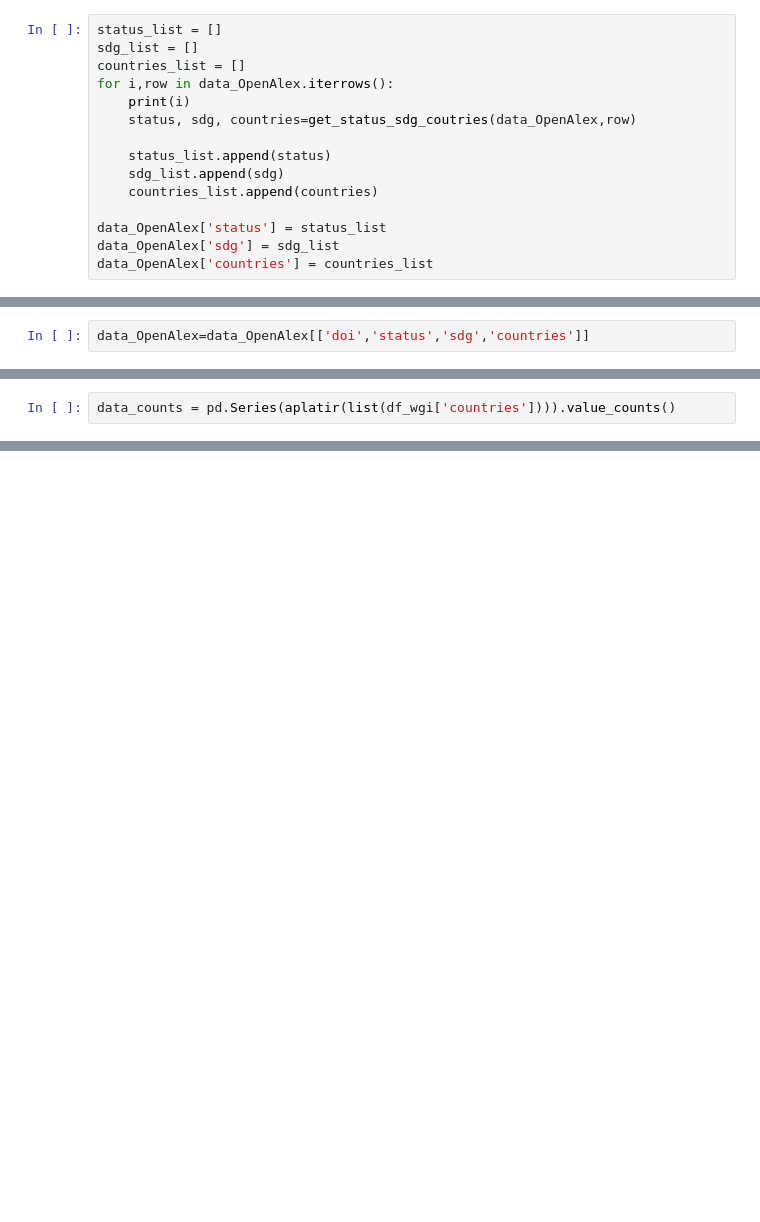
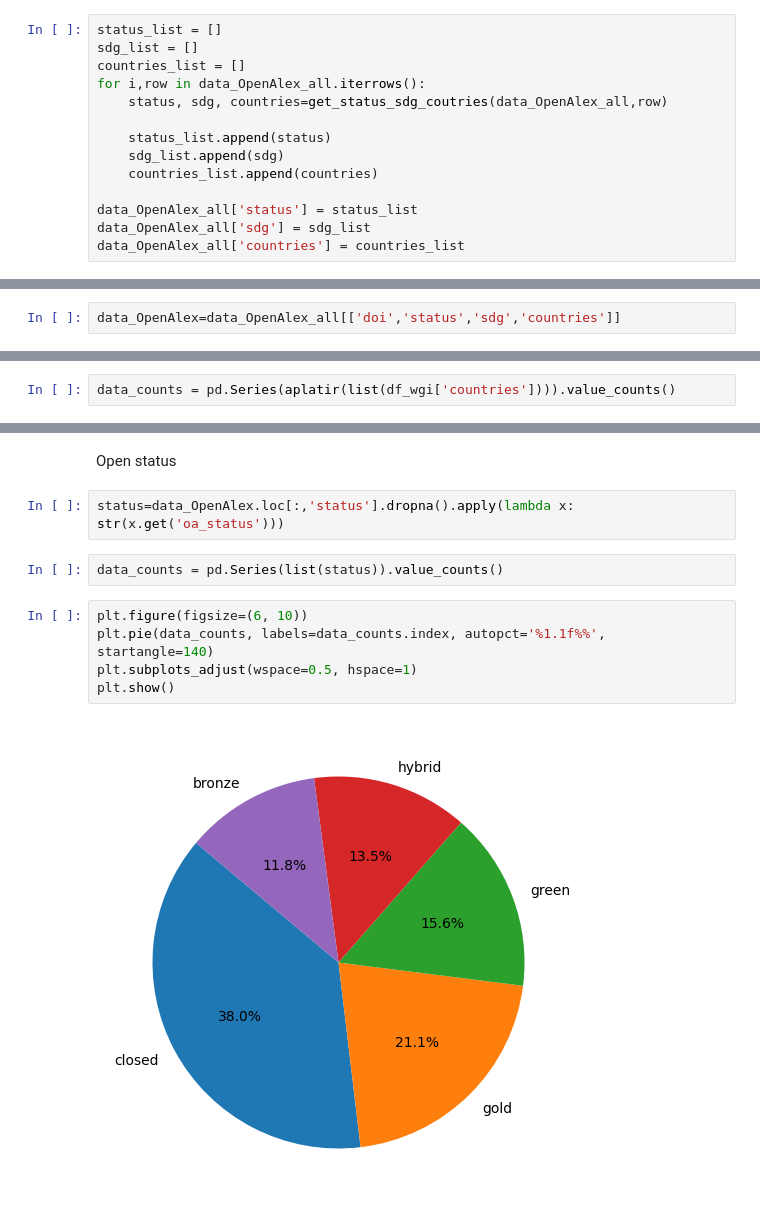
Before and after one commit to dataesr/teds, a Jupyter notebook: notebooks/IPCC_cleaning_completing.ipynb, the cells around one changed output, grey strips where cells are left out. Cells and saved outputs as stored; diff of their text form; blank space fills up the shorter version.

```diff
--- a/notebooks/IPCC_cleaning_completing.ipynb
+++ b/notebooks/IPCC_cleaning_completing.ipynb
@@ -88,14 +88,13 @@ data_OpenAlex=pd.read_json(path+'data_OpenAlex.json')
 status_list = []
 sdg_list = []
 countries_list = []
-for i,row in data_OpenAlex.iterrows():
-    print(i)
-    status, sdg, countries=get_status_sdg_coutries(data_OpenAlex,row)
+for i,row in data_OpenAlex_all.iterrows():
+    status, sdg, countries=get_status_sdg_coutries(data_OpenAlex_all,row)
 
     status_list.append(status)
     sdg_list.append(sdg)
     countries_list.append(countries)
 
-data_OpenAlex['status'] = status_list
-data_OpenAlex['sdg'] = sdg_list
-data_OpenAlex['countries'] = countries_list
+data_OpenAlex_all['status'] = status_list
+data_OpenAlex_all['sdg'] = sdg_list
+data_OpenAlex_all['countries'] = countries_list
@@ -120,2 +101,2 @@ data_OpenAlex['countries'] = countries_list
 # %%
-data_OpenAlex=data_OpenAlex[['doi','status','sdg','countries']]
+data_OpenAlex=data_OpenAlex_all[['doi','status','sdg','countries']]
@@ -171,0 +144,13 @@ plt.show()
+# %% [markdown]
+Open status
+# %%
+status=data_OpenAlex.loc[:,'status'].dropna().apply(lambda x: str(x.get('oa_status')))
+# %%
+data_counts = pd.Series(list(status)).value_counts()
+# %%
+plt.figure(figsize=(6, 10))
+plt.pie(data_counts, labels=data_counts.index, autopct='%1.1f%%', startangle=140)
+plt.subplots_adjust(wspace=0.5, hspace=1)
+plt.show()
+# %% [output]
+[figure, added]
```
Also changed, not shown: parts of 16 cells of this notebook.
